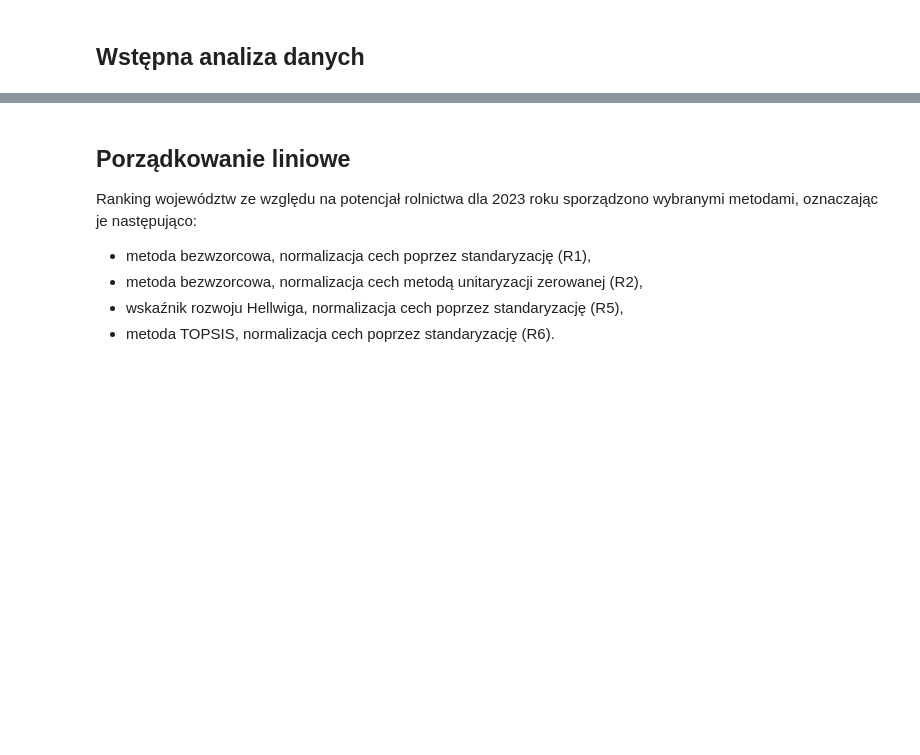
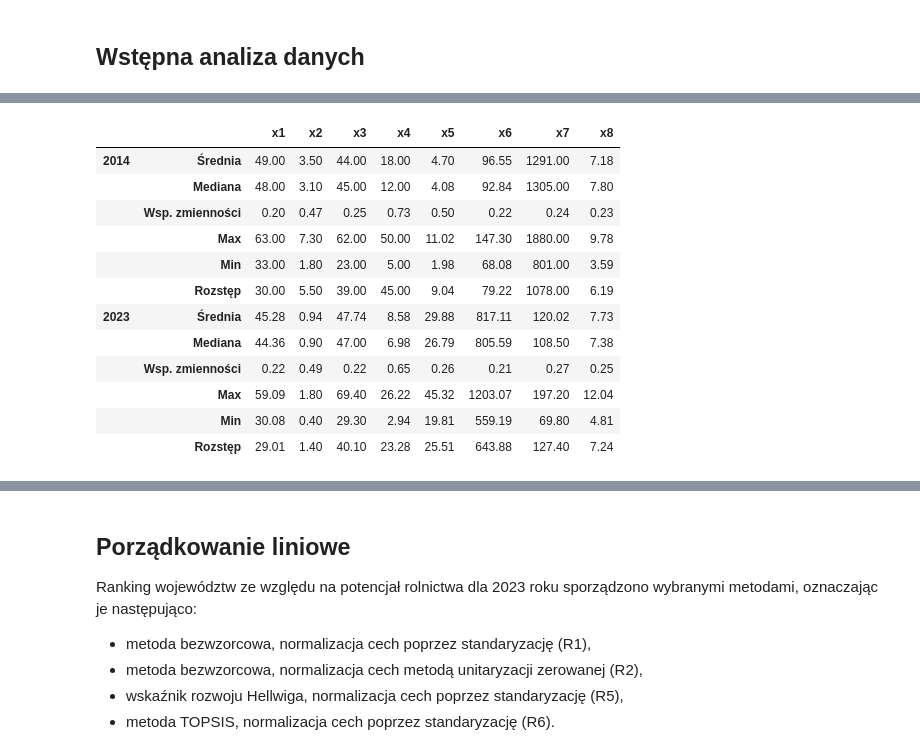
Before and after one commit to pawszu908/sad-project-1, a Jupyter notebook: Analiza.ipynb, the cells around one changed output, grey strips where cells are left out. Saved outputs shown, nothing was run; the diff lists cells and outputs as text; code cells hidden in the pictures; blank space fills up the shorter version.

```diff
--- a/Analiza.ipynb
+++ b/Analiza.ipynb
@@ -24,11 +24,29 @@ Dane zostały zaczerpnięte z "Rocznika Statystycznego Rolnictwa 2025" [GUS 2026
 Zmienne $x_1, x_3, x_5, x_6, x_7, x_8$ uznano za stymulanty, a zmienne  $x_2, x_4$ za destymulanty.
 # %%
 import pandas as pd
+import eda
 
 df = pd.read_csv("data.csv", sep=";", decimal=",")
 df = pd.DataFrame(df)
 stimulants = ["x1", "x3", "x5", "x6", "x7", "x8"]
 destimulants = ["x2", "x4"]
 all_vars = ["x1", "x2", "x3", "x4", "x5", "x6", "x7", "x8"]
+
+parameters_2014 = pd.DataFrame(
+    {
+        "x1": [0.49, 0.48, 0.20, 0.63, 0.33, 0.30],
+        "x2": [0.035, 0.031, 0.472, 0.073, 0.018, 0.055],
+        "x3": [0.44, 0.45, 0.25, 0.62, 0.23, 0.39],
+        "x4": [18, 12, 0.73, 50, 5, 45],
+        "x5": [3.8, 3.3, 0.50, 8.9, 1.6, 7.3],
+        "x6": [78, 75, 0.22, 119, 55, 64],
+        "x7": [1291, 1305, 0.24, 1880, 801, 1078],
+        "x8": [5.8, 6.3, 0.23, 7.9, 2.9, 5.0],
+    },
+    index=["Średnia", "Mediana", "Wsp. zmienności", "Max", "Min", "Rozstęp"],
+)
+
+skumulowany_CPI_2007_14 = 1.2378
+skumulowany_CPI_2014_23 = 1.4463
 # %% [markdown]
 ## Wstępna analiza danych
@@ -34,0 +89,11 @@ all_vars = ["x1", "x2", "x3", "x4", "x5", "x6", "x7", "x8"]
+# %%
+skumulowany_CPI_2007_14 = 1.2378
+parameters_2014.loc[["Średnia", "Mediana", "Max", "Min", "Rozstęp"], ["x5", "x6", "x8"]] *= skumulowany_CPI_2007_14
+parameters_2014.loc[["Średnia", "Mediana", "Max", "Min", "Rozstęp"], ["x1", "x2", "x3"]] *= 100
+parameters_2014 = parameters_2014.round(2)
+
+parameters_2023 = eda.stats(df)
+
+skumulowany_CPI_2014_23 = 1.4463
+parameters_2023.loc[["Średnia", "Mediana", "Max", "Min", "Rozstęp"], ["x5", "x6", "x8"]] /= skumulowany_CPI_2014_23
+parameters_2023 = parameters_2023.round(2)
@@ -34,0 +110,17 @@ all_vars = ["x1", "x2", "x3", "x4", "x5", "x6", "x7", "x8"]
+# %%
+porownanie = eda.df_compare(parameters_2014, parameters_2023, title1="2014", title2="2023")
+porownanie
+# %% [output]
+|  |  | x1 | x2 | x3 | x4 | x5 | x6 | x7 | x8 |
+| 2014 | Średnia | 49.00 | 3.50 | 44.00 | 18.00 | 4.70 | 96.55 | 1291.00 | 7.18 |
+|  | Mediana | 48.00 | 3.10 | 45.00 | 12.00 | 4.08 | 92.84 | 1305.00 | 7.80 |
+|  | Wsp. zmienności | 0.20 | 0.47 | 0.25 | 0.73 | 0.50 | 0.22 | 0.24 | 0.23 |
+|  | Max | 63.00 | 7.30 | 62.00 | 50.00 | 11.02 | 147.30 | 1880.00 | 9.78 |
+|  | Min | 33.00 | 1.80 | 23.00 | 5.00 | 1.98 | 68.08 | 801.00 | 3.59 |
+|  | Rozstęp | 30.00 | 5.50 | 39.00 | 45.00 | 9.04 | 79.22 | 1078.00 | 6.19 |
+| 2023 | Średnia | 45.28 | 0.94 | 47.74 | 8.58 | 29.88 | 817.11 | 120.02 | 7.73 |
+|  | Mediana | 44.36 | 0.90 | 47.00 | 6.98 | 26.79 | 805.59 | 108.50 | 7.38 |
+|  | Wsp. zmienności | 0.22 | 0.49 | 0.22 | 0.65 | 0.26 | 0.21 | 0.27 | 0.25 |
+|  | Max | 59.09 | 1.80 | 69.40 | 26.22 | 45.32 | 1203.07 | 197.20 | 12.04 |
+|  | Min | 30.08 | 0.40 | 29.30 | 2.94 | 19.81 | 559.19 | 69.80 | 4.81 |
+|  | Rozstęp | 29.01 | 1.40 | 40.10 | 23.28 | 25.51 | 643.88 | 127.40 | 7.24 |
```
Also changed, not shown: parts of 19 cells of this notebook, 5 other files.
